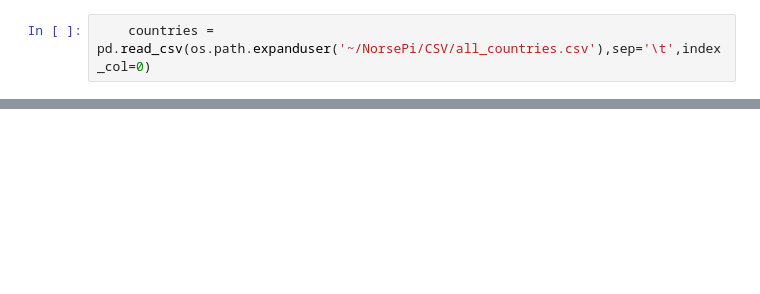
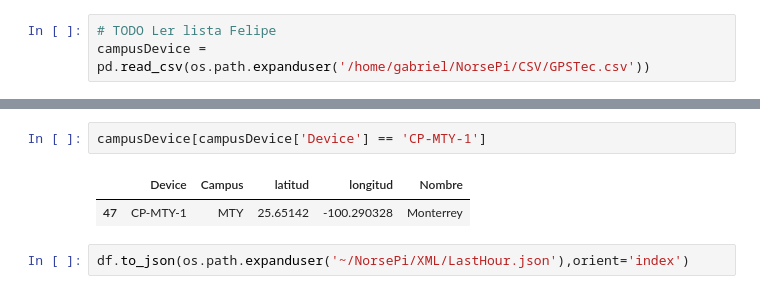
Before and after one commit to felipedbene/pewpew, a Jupyter notebook: SHELL/PaloAltoXML.ipynb, the cells around one changed output, grey strips where cells are left out. Saved outputs shown, nothing was run; the diff lists cells and outputs as text; blank space fills up the shorter version.

```diff
--- a/SHELL/PaloAltoXML.ipynb
+++ b/SHELL/PaloAltoXML.ipynb
@@ -311,2 +64,3 @@ Finished. Moving on...
 # %%
-    countries = pd.read_csv(os.path.expanduser('~/NorsePi/CSV/all_countries.csv'),sep='\t',index_col=0)
+# TODO Ler lista Felipe
+campusDevice = pd.read_csv(os.path.expanduser('/home/gabriel/NorsePi/CSV/GPSTec.csv'))
@@ -312,0 +131,7 @@ Finished. Moving on...
+# %%
+campusDevice[campusDevice['Device'] == 'CP-MTY-1']
+# %% [output]
+|  | Device | Campus | latitud | longitud | Nombre |
+| 47 | CP-MTY-1 | MTY | 25.65142 | -100.290328 | Monterrey |
+# %%
+df.to_json(os.path.expanduser('~/NorsePi/XML/LastHour.json'),orient='index')
```
Also changed, not shown: parts of 19 cells of this notebook, 10 other files.
